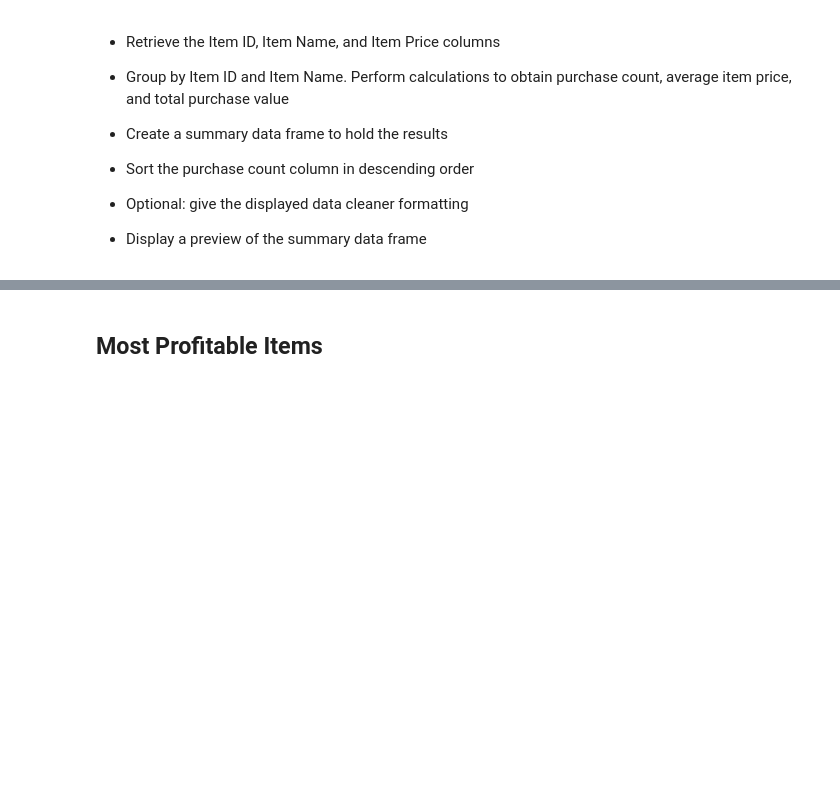
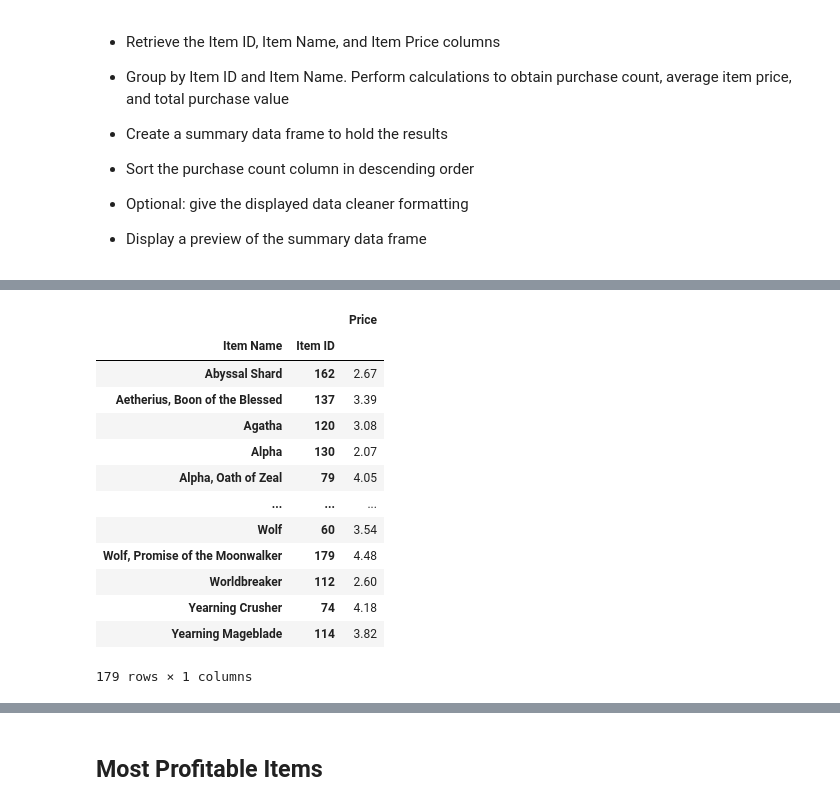
Before and after one commit to joekimga/pandas-challenge, a Jupyter notebook: HeroesOfPymoli/save.ipynb, the cells around one changed output, grey strips where cells are left out. Saved outputs shown, nothing was run; the diff lists cells and outputs as text; code cells hidden in the pictures; blank space fills up the shorter version.

```diff
--- a/HeroesOfPymoli/save.ipynb
+++ b/HeroesOfPymoli/save.ipynb
@@ -717,0 +784,19 @@ SyntaxError: invalid syntax (<ipython-input-136-ad28c1c42414>, line 1)
+# %%
+item_price = total_purchase_value/purchase_count_item
+item_price
+item_price.to_frame()
+# %% [output]
+|  |  | Price |
+| Item Name | Item ID |  |
+| Abyssal Shard | 162 | 2.67 |
+| Aetherius, Boon of the Blessed | 137 | 3.39 |
+| Agatha | 120 | 3.08 |
+| Alpha | 130 | 2.07 |
+| Alpha, Oath of Zeal | 79 | 4.05 |
+| ... | ... | ... |
+| Wolf | 60 | 3.54 |
+| Wolf, Promise of the Moonwalker | 179 | 4.48 |
+| Worldbreaker | 112 | 2.60 |
+| Yearning Crusher | 74 | 4.18 |
+| Yearning Mageblade | 114 | 3.82 |
+179 rows × 1 columns
```
Also changed, not shown: parts of 10 cells of this notebook.
